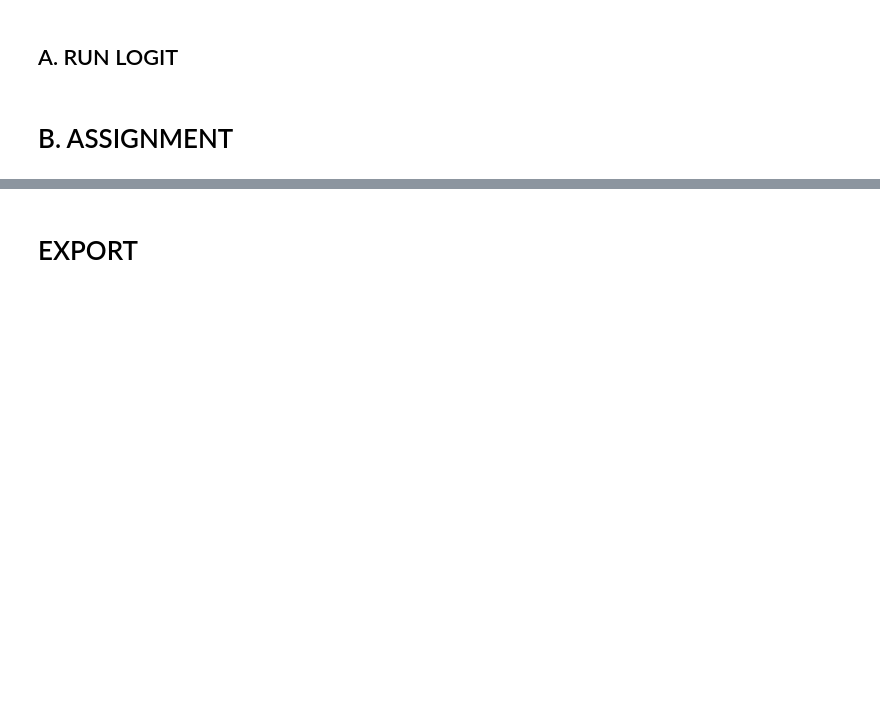
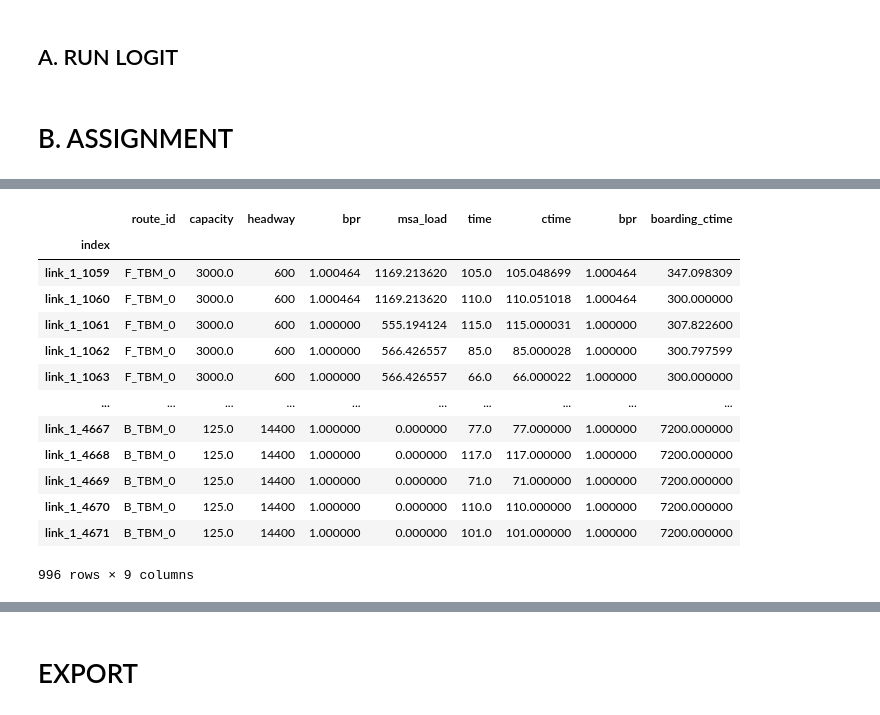
Before and after one commit to systragroup/quetzal_must-b, a Jupyter notebook: notebooks/2_model/A30_modal_split_assignment.ipynb, the cells around one changed output, grey strips where cells are left out. Drawn from its saved outputs; the diff is of its cells as text; code cells hidden in the pictures; blank space fills up the shorter version.

```diff
--- a/notebooks/2_model/A30_modal_split_assignment.ipynb
+++ b/notebooks/2_model/A30_modal_split_assignment.ipynb
@@ -42,6 +38,11 @@ TRANSFER_TIME_FACTOR = var[('pt_penalty', 'transfer_time_factor')]
 ACCESS_TIME_FACTOR = var[('pt_penalty', 'access_time_factor')]
 TRANSFER_PENALTY = var[('pt_penalty', 'transfer_penalty')]
 
+KM_FARES = var['fare_km'].to_dict()
+
+CAR_KM_FARES = var['fare_car'].to_dict()
+KM_FARES['car'] = CAR_KM_FARES['fuel_cost'] + CAR_KM_FARES['other_costs']
+
 VALUE_OF_TIME_SEC = var[('value_of_time', 'value_of_time_h')]/3600
 # %%
 if var['run_mode']['mode'] != 'timetables':
@@ -162,24 +201,6 @@ sm.los['price'] = sm.los['fare']
 # temps de correspondance : waiting_time
 # temps d'accès : footpath_time
 ### et finalement : time = in_vehicle_time + access_time + footpath_time + waiting_time
-# %%
-pt_mask = sm.los['route_type'].isin(['rail', 'tramway', 'bus'])
-car_mask = (sm.los['route_type'] == 'car')
-bike_mask = (sm.los['route_type'] == 'bike')
-walk_mask = (sm.los['route_type'] == 'walk')
-
-sm.los.loc[pt_mask, 'gtime'] = sm.los.loc[pt_mask, 'in_vehicle_time'].fillna(0) +\
-    sm.los.loc[pt_mask, 'access_time'].fillna(0)*ACCESS_TIME_FACTOR +\
-    sm.los.loc[pt_mask, 'footpath_time'].fillna(0)*ACCESS_TIME_FACTOR +\
-    sm.los.loc[pt_mask, 'waiting_time'].fillna(0)*WAITING_TIME_FACTOR +\
-    sm.los.loc[pt_mask, 'price'].fillna(0)/VALUE_OF_TIME_SEC +\
-    sm.los.loc[pt_mask, 'ntransfers']*TRANSFER_PENALTY
-
-sm.los.loc[car_mask, 'gtime'] = sm.los.loc[car_mask, 'time']*CAR_TIME_FACTOR +\
-    sm.los.loc[car_mask, 'fare']/VALUE_OF_TIME_SEC
-
-sm.los.loc[bike_mask, 'gtime'] = sm.los['time']*BIKE_TIME_FACTOR
-sm.los.loc[walk_mask, 'gtime'] = sm.los['time']*WALK_TIME_FACTOR
 # %% [markdown]
 # TODO : BOUCLE à crée avec les cellules dessous, à mettre au propre dans des fonctions avant
 
@@ -195,11 +216,12 @@ Les tranches sont de taille différente (plus grosses au début)
 # %% [markdown]
 ## A. RUN LOGIT
 # %%
+## TODO: à mettre dans networks
 mode_capacities = {
-    'tramway': 250,
-    'bus': 50,
-    'rail': 600
+    'tramway': 500,
+    'bus': 80,
+    'rail': 800
 }
 
 sm.links['mode_capacity'] = sm.links['route_type'].map(mode_capacities)
-sm.links['capacity'] = 3600*sm.links['mode_capacity']/sm.links['headway']
+sm.links['capacity'] = 3600 * sm.links['mode_capacity'] / sm.links['headway']
@@ -214,0 +533,17 @@ sm.step_logit()
+# %%
+congested_links.loc[congested_links.route_type=="tramway"][["route_id", "capacity", "headway", "bpr", "msa_load", "time", "ctime", "bpr", "boarding_ctime"]].sort_values("headway")
+# %% [output]
+|  | route_id | capacity | headway | bpr | msa_load | time | ctime | bpr | boarding_ctime |
+| index |  |  |  |  |  |  |  |  |  |
+| link_1_1059 | F_TBM_0 | 3000.0 | 600 | 1.000464 | 1169.213620 | 105.0 | 105.048699 | 1.000464 | 347.098309 |
+| link_1_1060 | F_TBM_0 | 3000.0 | 600 | 1.000464 | 1169.213620 | 110.0 | 110.051018 | 1.000464 | 300.000000 |
+| link_1_1061 | F_TBM_0 | 3000.0 | 600 | 1.000000 | 555.194124 | 115.0 | 115.000031 | 1.000000 | 307.822600 |
+| link_1_1062 | F_TBM_0 | 3000.0 | 600 | 1.000000 | 566.426557 | 85.0 | 85.000028 | 1.000000 | 300.797599 |
+| link_1_1063 | F_TBM_0 | 3000.0 | 600 | 1.000000 | 566.426557 | 66.0 | 66.000022 | 1.000000 | 300.000000 |
+| ... | ... | ... | ... | ... | ... | ... | ... | ... | ... |
+| link_1_4667 | B_TBM_0 | 125.0 | 14400 | 1.000000 | 0.000000 | 77.0 | 77.000000 | 1.000000 | 7200.000000 |
+| link_1_4668 | B_TBM_0 | 125.0 | 14400 | 1.000000 | 0.000000 | 117.0 | 117.000000 | 1.000000 | 7200.000000 |
+| link_1_4669 | B_TBM_0 | 125.0 | 14400 | 1.000000 | 0.000000 | 71.0 | 71.000000 | 1.000000 | 7200.000000 |
+| link_1_4670 | B_TBM_0 | 125.0 | 14400 | 1.000000 | 0.000000 | 110.0 | 110.000000 | 1.000000 | 7200.000000 |
+| link_1_4671 | B_TBM_0 | 125.0 | 14400 | 1.000000 | 0.000000 | 101.0 | 101.000000 | 1.000000 | 7200.000000 |
+996 rows × 9 columns
```
Also changed, not shown: parts of 26 cells of this notebook.
